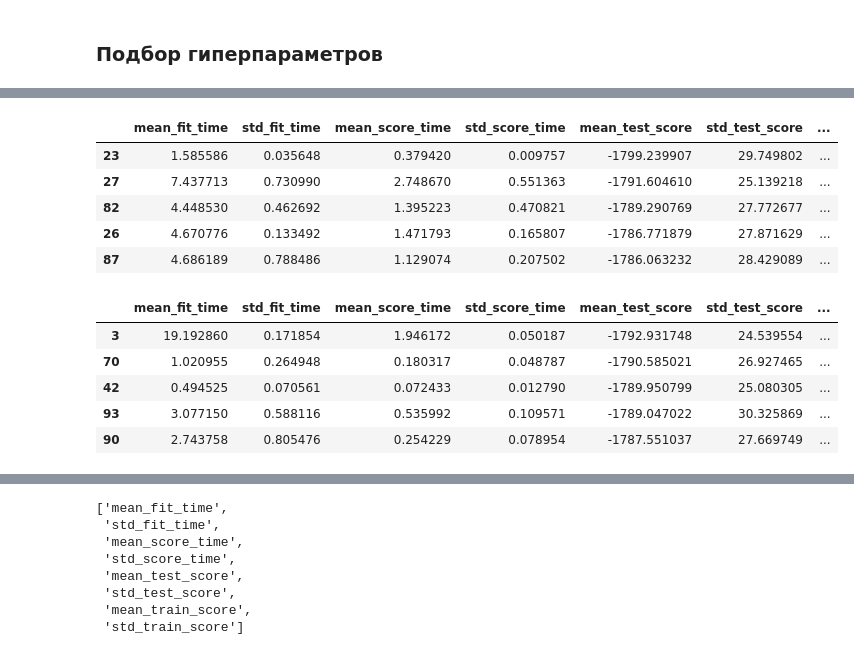
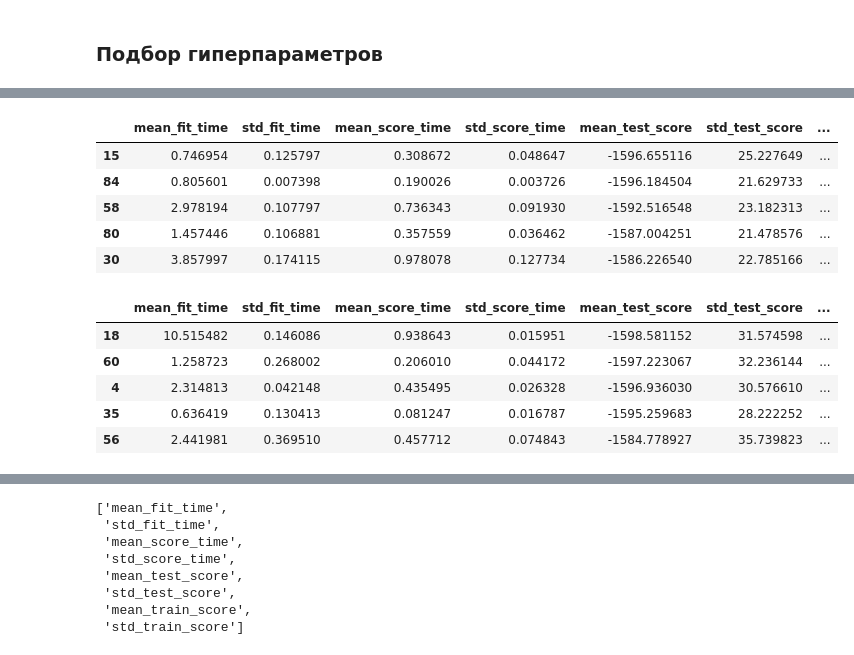
Before and after one commit to dimdasci/yp13-gradient-boosting, a Jupyter notebook: notebooks/yp13-gradient-boosting.ipynb, the cells around one changed output, grey strips where cells are left out. Saved outputs shown, nothing was run; the diff lists cells and outputs as text; code cells hidden in the pictures.

```diff
--- a/notebooks/yp13-gradient-boosting.ipynb
+++ b/notebooks/yp13-gradient-boosting.ipynb
@@ -1578,0 +1494,7 @@ plt.show()
+# %%
+X_sample = pd.DataFrame(ordinal_transformer.fit_transform(X_sample),
+                        columns=categorical_features + numerical_features)
+
+for column in categorical_features:
+    X_sample[column] = pd.Categorical(X_sample[column])
+X_sample.info()
@@ -1579,5 +1555,5 @@ plt.show()
 # %%
-param_distributions = {
+lgbm_param_distributions = {
     'n_estimators': np.arange(200, 1600, 100),
     'num_leaves': [2**i for i in range(3, 9)],
     'learning_rate': np.logspace(-2, 1, num=20, endpoint=True, base=10, dtype=float, axis=0),
@@ -1588,13 +1564,13 @@ param_distributions = {
     'colsample_bytree': [0.2, 0.4, 0.6, 0.8, 1]
 }
 # %%
-search_estimator = RandomizedSearchCV(
+lgbm_search_estimator = RandomizedSearchCV(
     estimator=LGBMRegressor(random_state=RANDOM_STATE),
-    param_distributions=param_distributions,
+    param_distributions=lgbm_param_distributions,
     n_iter=100,
     scoring='neg_root_mean_squared_error',
     n_jobs=-1,
-    refit=True,
+    refit=False,
     cv=cv,
     verbose=1,
     random_state=RANDOM_STATE,
@@ -1605,7 +1581,7 @@ search_estimator = RandomizedSearchCV(
 if path.isfile('data/lgbm_search_results.pkl'):
     lgbm_search_results = load_object('data/lgbm_search_results.pkl')
 else:
-    lgbm_search_results = search_estimator.fit(X_sample, y_sample)
+    lgbm_search_results = lgbm_search_estimator.fit(X_sample, y_sample)
     save_object('data/lgbm_search_results.pkl', lgbm_search_results)
 # %% [output]
 Fitting 15 folds for each of 100 candidates, totalling 1500 fits
@@ -1651,27 +1640,27 @@ results_columns = [
 # %%
 lgbm_results = pd.DataFrame(
     lgbm_search_results.cv_results_)[results_columns].query(
-        'mean_test_score > -1800').sort_values(by="mean_test_score")
+        'mean_test_score > -1600').sort_values(by="mean_test_score")
 lgbm_results.head()
 # %% [output]
 |  | mean_fit_time | std_fit_time | mean_score_time | std_score_time | mean_test_score | std_test_score | ... |
-| 23 | 1.585586 | 0.035648 | 0.379420 | 0.009757 | -1799.239907 | 29.749802 | ... |
-| 27 | 7.437713 | 0.730990 | 2.748670 | 0.551363 | -1791.604610 | 25.139218 | ... |
-| 82 | 4.448530 | 0.462692 | 1.395223 | 0.470821 | -1789.290769 | 27.772677 | ... |
-| 26 | 4.670776 | 0.133492 | 1.471793 | 0.165807 | -1786.771879 | 27.871629 | ... |
-| 87 | 4.686189 | 0.788486 | 1.129074 | 0.207502 | -1786.063232 | 28.429089 | ... |
+| 15 | 0.746954 | 0.125797 | 0.308672 | 0.048647 | -1596.655116 | 25.227649 | ... |
+| 84 | 0.805601 | 0.007398 | 0.190026 | 0.003726 | -1596.184504 | 21.629733 | ... |
+| 58 | 2.978194 | 0.107797 | 0.736343 | 0.091930 | -1592.516548 | 23.182313 | ... |
+| 80 | 1.457446 | 0.106881 | 0.357559 | 0.036462 | -1587.004251 | 21.478576 | ... |
+| 30 | 3.857997 | 0.174115 | 0.978078 | 0.127734 | -1586.226540 | 22.785166 | ... |
 # %%
 hgbr_results = pd.DataFrame(
     hgbr_search_results.cv_results_)[results_columns].query(
-        'mean_test_score > -1800').sort_values(by="mean_test_score")
+        'mean_test_score > -1600').sort_values(by="mean_test_score")
 hgbr_results.head()
 # %% [output]
 |  | mean_fit_time | std_fit_time | mean_score_time | std_score_time | mean_test_score | std_test_score | ... |
-| 3 | 19.192860 | 0.171854 | 1.946172 | 0.050187 | -1792.931748 | 24.539554 | ... |
-| 70 | 1.020955 | 0.264948 | 0.180317 | 0.048787 | -1790.585021 | 26.927465 | ... |
-| 42 | 0.494525 | 0.070561 | 0.072433 | 0.012790 | -1789.950799 | 25.080305 | ... |
-| 93 | 3.077150 | 0.588116 | 0.535992 | 0.109571 | -1789.047022 | 30.325869 | ... |
-| 90 | 2.743758 | 0.805476 | 0.254229 | 0.078954 | -1787.551037 | 27.669749 | ... |
+| 18 | 10.515482 | 0.146086 | 0.938643 | 0.015951 | -1598.581152 | 31.574598 | ... |
+| 60 | 1.258723 | 0.268002 | 0.206010 | 0.044172 | -1597.223067 | 32.236144 | ... |
+| 4 | 2.314813 | 0.042148 | 0.435495 | 0.026328 | -1596.936030 | 30.576610 | ... |
+| 35 | 0.636419 | 0.130413 | 0.081247 | 0.016787 | -1595.259683 | 28.222252 | ... |
+| 56 | 2.441981 | 0.369510 | 0.457712 | 0.074843 | -1584.778927 | 35.739823 | ... |
 # %%
 def plot_searh_curve(df: pd.DataFrame, ax: plt.axes, model_name: str) -> None:
     ax.set_title(model_name.upper())
```
Also changed, not shown: parts of 42 cells of this notebook.
